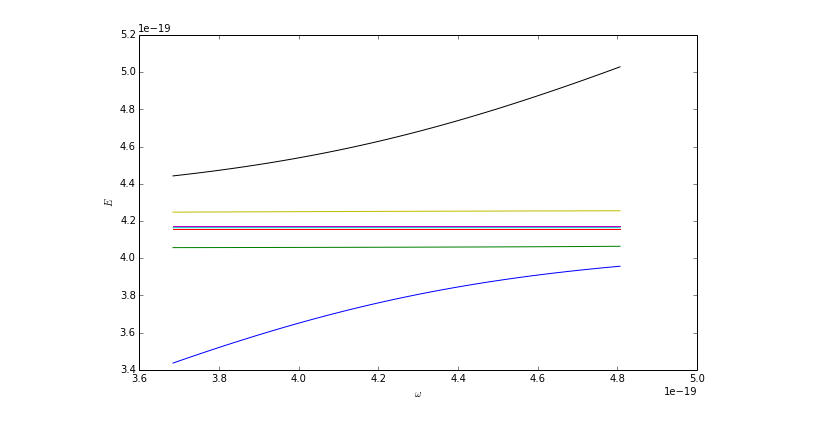
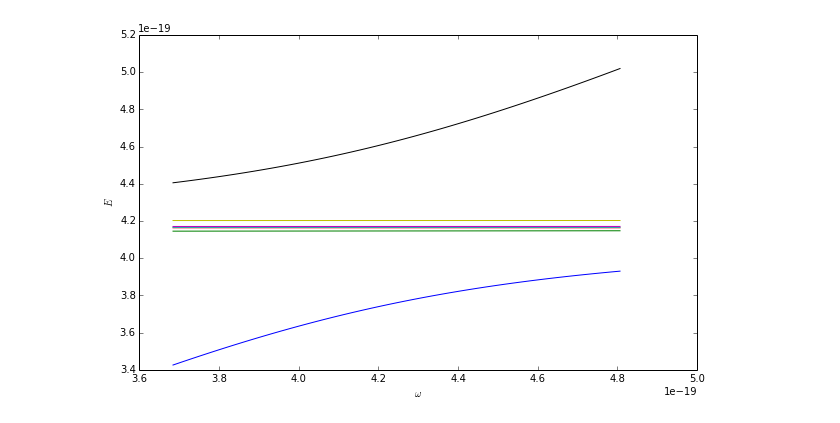
Before and after one commit to texnokrates/dicke, a Jupyter notebook: ipynotebooks/dicke-qutip.ipynb, the cells around one changed output. Cells and saved outputs as stored; diff of their text form; code cells hidden in the pictures.

```diff
--- a/ipynotebooks/dicke-qutip.ipynb
+++ b/ipynotebooks/dicke-qutip.ipynb
@@ -156,7 +156,7 @@ def tau_projector(K, tau, bdim):
 
 def dickeH_proj(K=2, omega=1., epsilons=1., Vs=0, gs=0, tau=1):
     """Like dickeH, but restricted to a constant excitation number tau."""
-    bdim = tau + 2
+    bdim = tau + 1
     proj = tau_projector(K, tau, bdim)
     H = dickeH(K=K, omega=omega, epsilons=epsilons, Vs=Vs, gs=gs, bdim=bdim)
     return np.dot(np.dot(proj , H.full()), proj.transpose())
@@ -187,6 +187,10 @@ def dipoleCouplings(K=10, positions=randomPositionBox(), directions=randomUnitVe
             gline.append(V)
         gs.append(gline)
     return gs
+
+def dipoleFieldCouplings(K=10, magnitude=0.1*eV, directions=randomUnitVectors()):
+    Vs = []
+    for i in range(K):
 # %%
 def lrange(start,stop,stepcount):
     l  = []
@@ -290,4 +299,4 @@ dicke_tryparams(K=6, epsilons=2.6*eV,Vs=0.11*eV, start=2.3*eV, stop=3*eV,gs=gs,
 # %%
-dicke_tryparams_proj(K=6, epsilons=2.6*eV,Vs=0.11*eV, start=2.3*eV, stop=3*eV,gs=gs, tau=1)
+dicke_tryparams_proj(K=6, epsilons=2.6*eV,Vs=0.11*eV, start=2.3*eV, stop=3*eV,gs=gs, tau=2)
 # %% [output]
-[figure, old version]
+[figure, new version]
```
Also changed, not shown: parts of 6 cells of this notebook, 1 other file.
